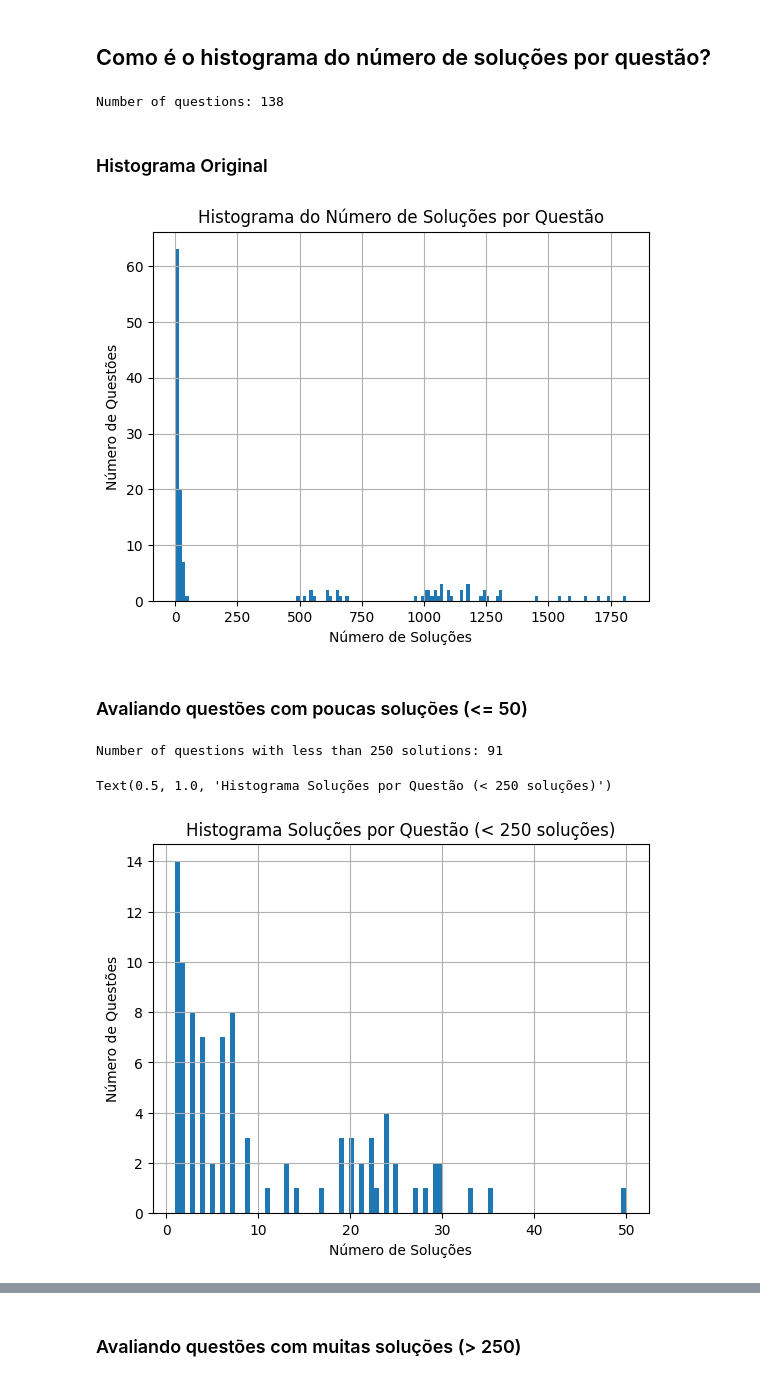
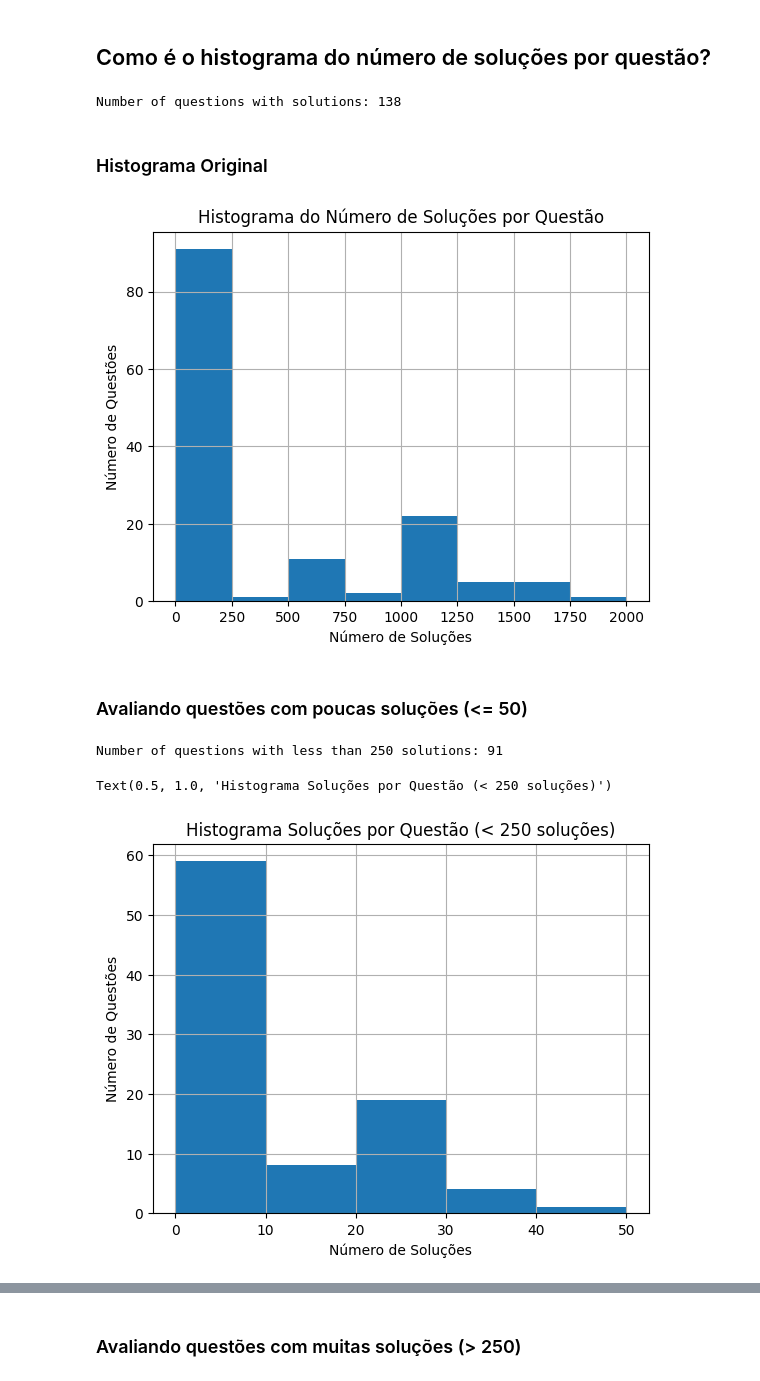
Before and after one commit to MachineTeachingEdu/overcode, a Jupyter notebook: exploring_mt_data.ipynb, the cells around one changed output, grey strips where cells are left out. Cells and saved outputs as stored; diff of their text form; code cells hidden in the pictures.

```diff
--- a/exploring_mt_data.ipynb
+++ b/exploring_mt_data.ipynb
@@ -175,16 +175,16 @@ Number of users: 3162
 ## Como é o histograma do número de soluções por questão?
 # %%
 sols_per_question = last_solution_df.groupby(['problem_id'])['id'].count()
-print(f"Number of questions: {len(sols_per_question)}")
+print(f"Number of questions with solutions: {len(sols_per_question)}")
 # %% [output]
-Number of questions: 138
+Number of questions with solutions: 138
 # %% [markdown]
 ### Histograma Original
 # %%
 import matplotlib
 import matplotlib.pyplot as plt
 # %%
-sols_per_question.hist(bins=138)
+sols_per_question.hist(bins=range(0, 2001, 250))
 
 # Add labels and a title
 plt.xlabel('Número de Soluções')
@@ -194,20 +194,20 @@ plt.title('Histograma do Número de Soluções por Questão')
 # Show the histogram
 plt.show()
 # %% [output]
-[figure, old version]
+[figure, new version]
 # %% [markdown]
 ### Avaliando questões com poucas soluções (<= 50)
 # %%
 few_sols_series = sols_per_question[sols_per_question < 250]
-few_sols_series.hist(bins=91)
+few_sols_series.hist(bins=range(0, 51, 10))
 
 print(f"Number of questions with less than 250 solutions: {len(few_sols_series)}")
 
 # Add labels and a title
 plt.xlabel('Número de Soluções')
 plt.ylabel('Número de Questões')
 plt.title('Histograma Soluções por Questão (< 250 soluções)')
 # %% [output]
 Number of questions with less than 250 solutions: 91
 Text(0.5, 1.0, 'Histograma Soluções por Questão (< 250 soluções)')
-[figure, old version]
+[figure, new version]
```
Also changed, not shown: parts of 15 cells of this notebook.
